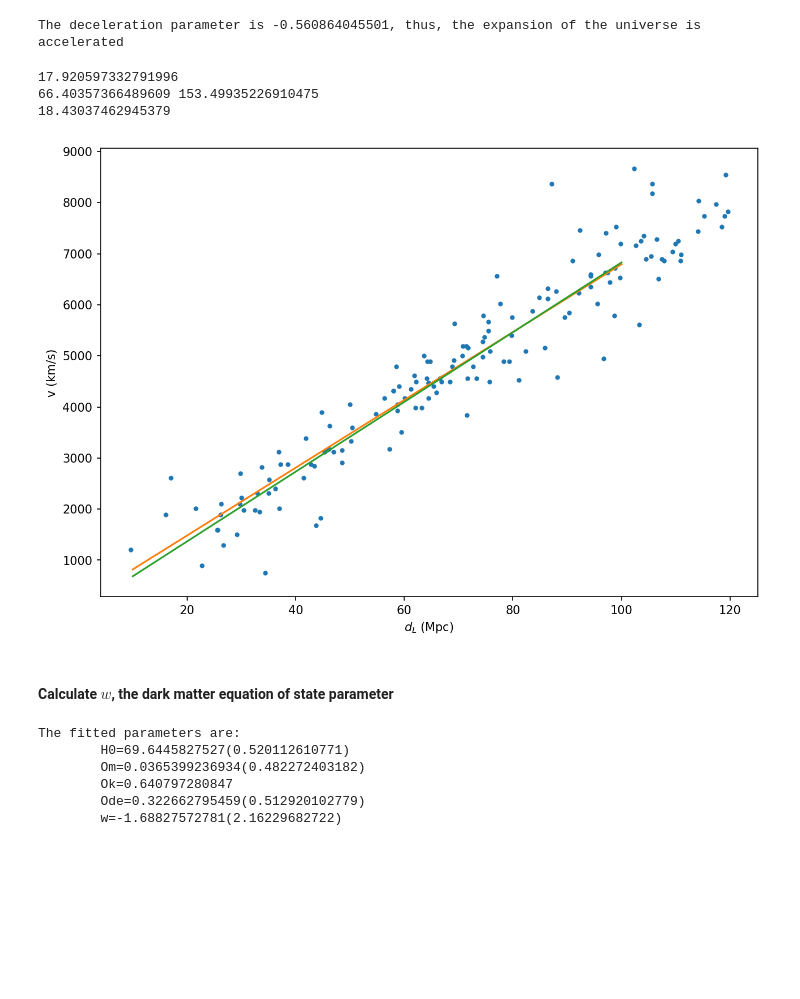
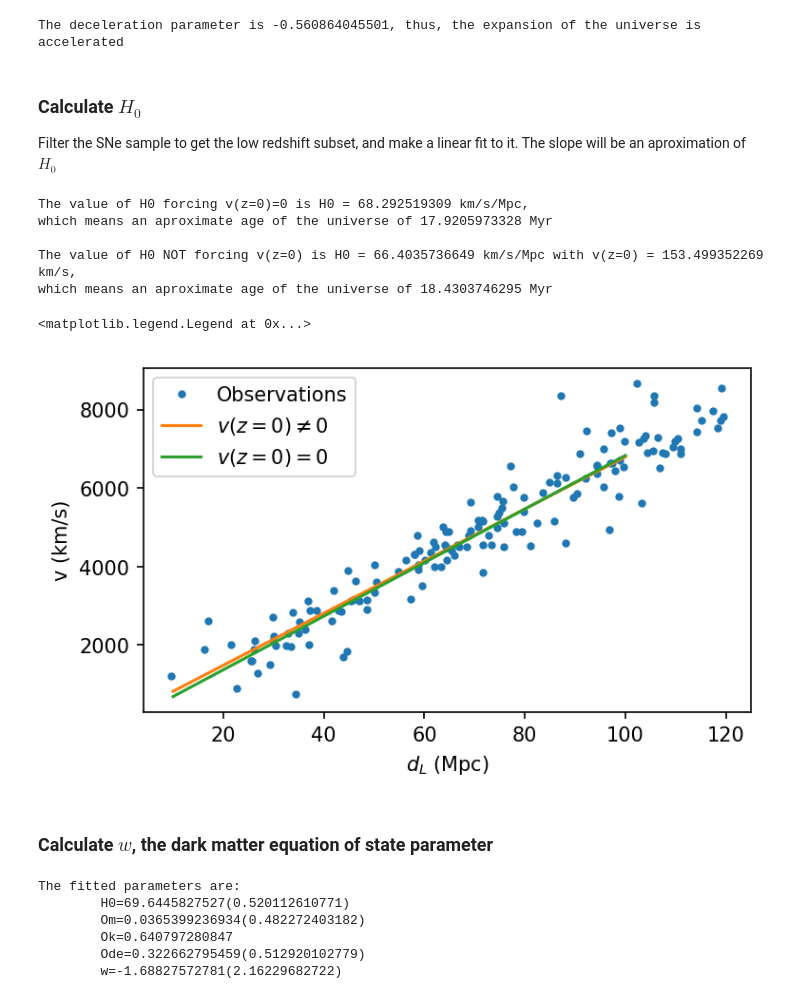
Before and after one commit to OriolAbril/cosmology, a Jupyter notebook: project.ipynb, the cells around one changed output. Cells and saved outputs as stored; diff of their text form; code cells hidden in the pictures; blank space fills up the shorter version.

Commit message:
Better labeling and comments (also comment from class)

```diff
--- a/project.ipynb
+++ b/project.ipynb
@@ -136,8 +129,10 @@ q0 = Om/2-Ode
 print 'The deceleration parameter is {}, thus, the expansion of the universe is accelerated'.format(q0)
 # %% [output]
 The deceleration parameter is -0.560864045501, thus, the expansion of the universe is accelerated
+# %% [markdown]
+### Calculate $H_0$
+Filter the SNe sample to get the low redshift subset, and make a linear fit to it. The slope will be an aproximation of $H_0$
 # %%
-# calculate H0
 z_cut = 0.03
 H0_mask = (SNe_df['z']<z_cut) & mask
 
@@ -150,23 +145,31 @@ v_SNe=v_SNe[dL_SNe<dL_max]
 dL_SNe=dL_SNe[dL_SNe<dL_max]
 H0_fit, intercept, r, p, err = stat.linregress(dL_SNe,v_SNe)
 H0_curvefit = opt.curve_fit(lambda d,H: H*d, dL_SNe, v_SNe, p0=H0)[0][0]
-print 1/H0_curvefit*1e6*3.86e13/3.154e7/1e9
-print H0_fit,intercept
-dL_grid = np.linspace(10,100)
-plt.plot(dL_SNe,v_SNe,'.')
-plt.plot(dL_grid,dL_grid*H0_fit+intercept)
-plt.plot(dL_grid,dL_grid*H0_curvefit)
-plt.xlabel('$d_L$ (Mpc)')
-plt.ylabel('v (km/s)')
-age_universe_Gyr = 1/H0_fit*1e6*3.86e13/3.154e7/1e9
-print age_universe_Gyr
-# %% [output]
-17.920597332791996
-66.40357366489609 153.49935226910475
-18.43037462945379
-[figure, removed]
+# %%
+age_fit = 1/H0_fit*1e6*3.86e13/3.154e7/1e9
+age_curvefit = 1/H0_curvefit*1e6*3.86e13/3.154e7/1e9
+print 'The value of H0 forcing v(z=0)=0 is H0 = {} km/s/Mpc,\nwhich means \
+an aproximate age of the universe of {} Myr'.format(H0_curvefit,age_curvefit)
+print '\nThe value of H0 NOT forcing v(z=0) is H0 = {0} km/s/Mpc with v(z=0) = {1} km/s,\n\
+which means an aproximate age of the universe of {2} Myr'.format(H0_fit,intercept,age_fit)
+# %% [output]
+The value of H0 forcing v(z=0)=0 is H0 = 68.292519309 km/s/Mpc,
+which means an aproximate age of the universe of 17.9205973328 Myr
+
+The value of H0 NOT forcing v(z=0) is H0 = 66.4035736649 km/s/Mpc with v(z=0) = 153.499352269 km/s,
+which means an aproximate age of the universe of 18.4303746295 Myr
+# %%
+dL_grid = np.linspace(10,100)
+plt.plot(dL_SNe,v_SNe,'.',label='Observations')
+plt.plot(dL_grid,dL_grid*H0_fit+intercept,label=r'$v(z=0)\neq 0$')
+plt.plot(dL_grid,dL_grid*H0_curvefit,label='$v(z=0)= 0$')
+plt.xlabel('$d_L$ (Mpc)'); plt.ylabel('v (km/s)')
+plt.legend()
+# %% [output]
+<matplotlib.legend.Legend at 0x...>
+[figure, added]
 # %% [markdown]
-#### Calculate $w$, the dark matter equation of state parameter
+### Calculate $w$, the dark matter equation of state parameter
 # %%
 def Hz_w_cte(z,*args):
     H0,Om,Ode,w = args
```
Also changed, not shown: parts of 12 cells of this notebook.
